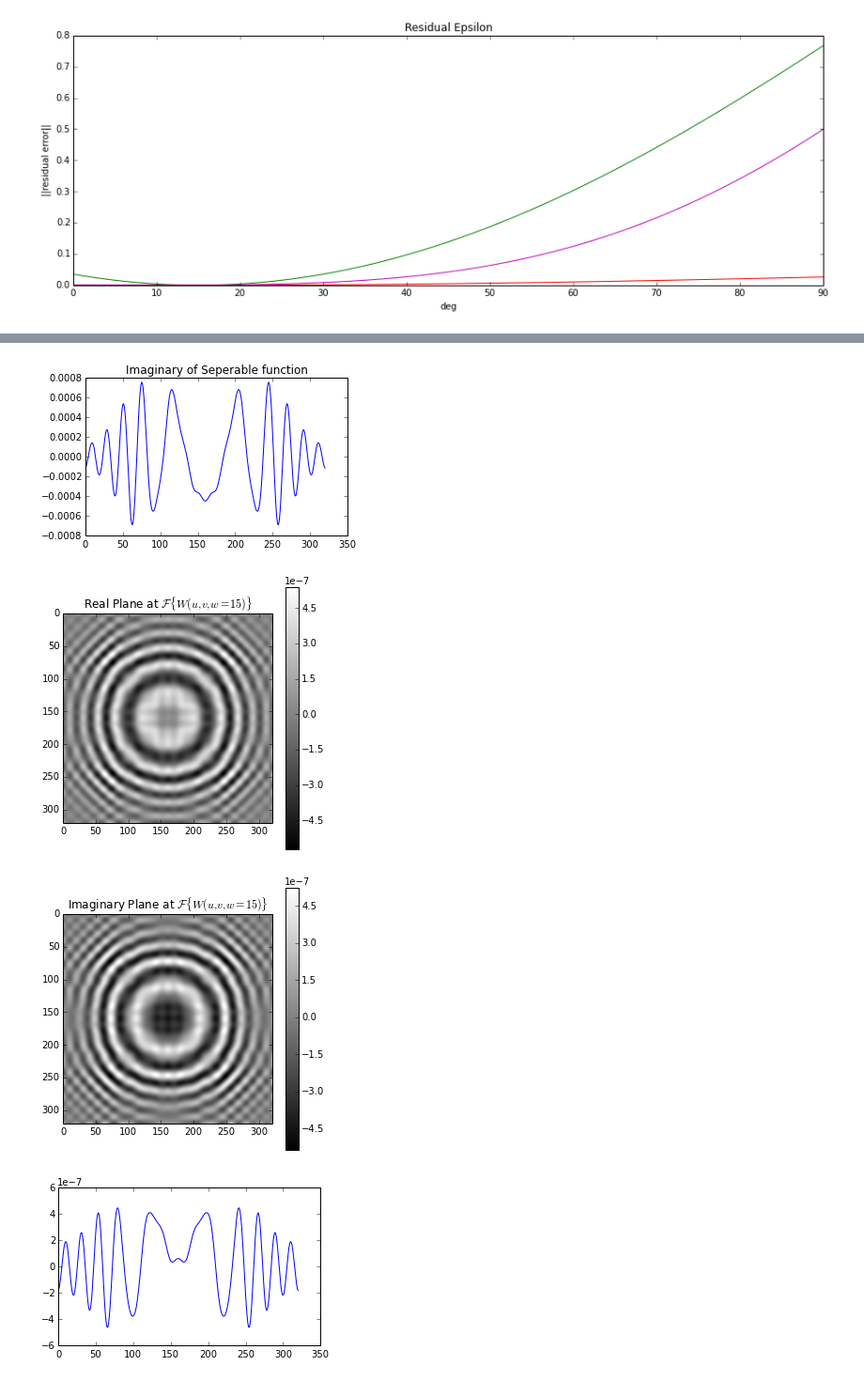
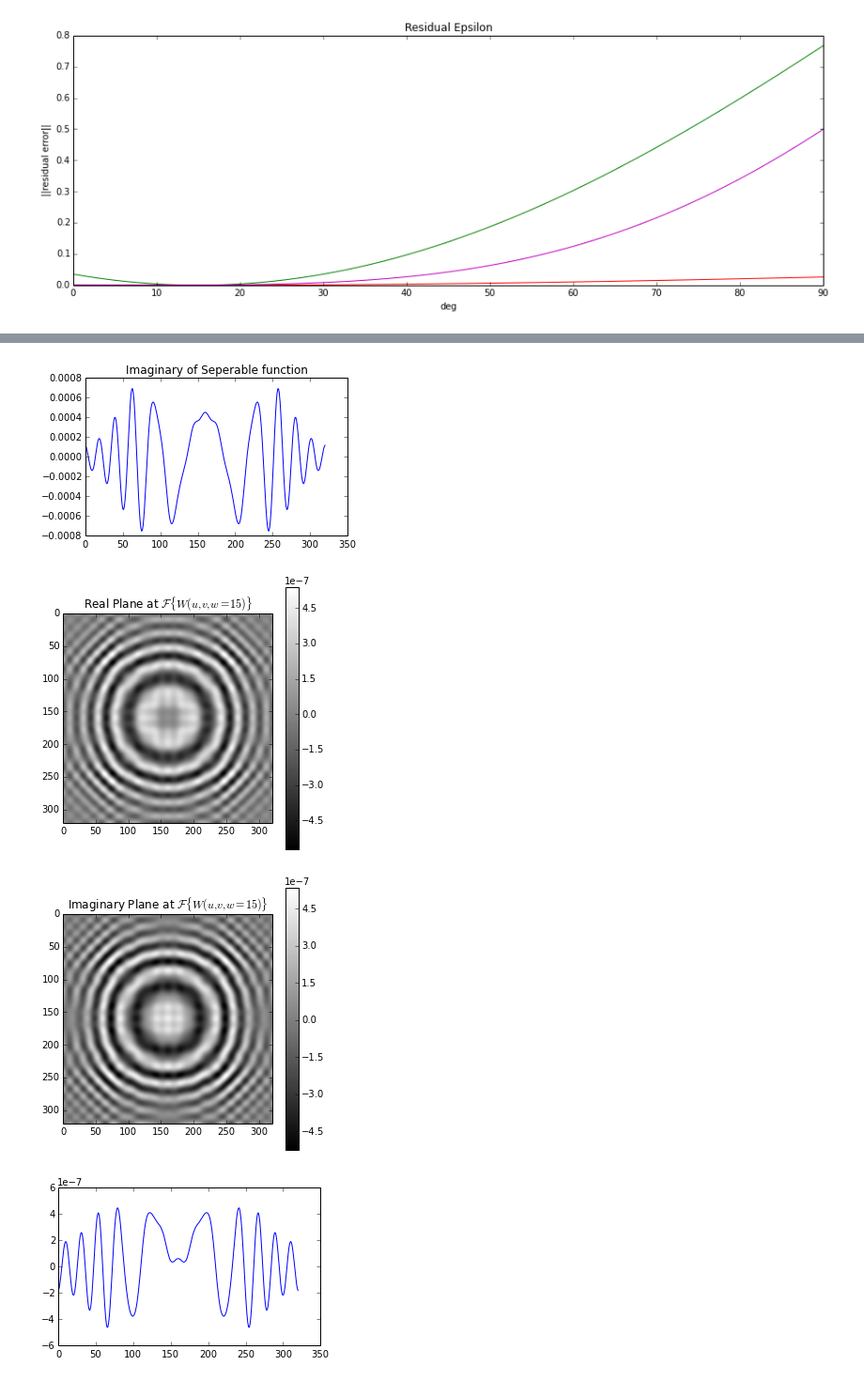
Before and after one commit to ratt-ru/bullseye, a Jupyter notebook: writing_and_wiki/notebooks/Convolution Kernels.ipynb, the cells around one changed output, grey strips where cells are left out. Shown at 94% size. Saved outputs shown, nothing was run; the diff lists cells and outputs as text; code cells hidden in the pictures.

```diff
--- a/writing_and_wiki/notebooks/Convolution Kernels.ipynb
+++ b/writing_and_wiki/notebooks/Convolution Kernels.ipynb
@@ -329,34 +329,34 @@ W_kernels = np.empty([wplanes,
 W_bar_kernels = np.empty([wplanes,
                           convolution_size],dtype=np.complex64)
 plane_step = w_lambda_max / float(wplanes-1)
 for w in range(0,wplanes):
-    W_kernels[w,:] = FAA*np.exp(-2*np.pi*1.0j*(lm**2)*0.5*((w)*plane_step))
+    W_kernels[w,:] = FAA*np.exp(2*np.pi*1.0j*(lm**2)*0.5*((w)*plane_step))
     W_bar_kernels[w,:] = np.fft.fftshift(np.fft.fft(np.fft.ifftshift(W_kernels[w,:]))) / (W_kernels.shape[1])
 w_to_plot = 15
 k = np.outer(W_bar_kernels[w_to_plot,:],W_bar_kernels[w_to_plot,:])
 plt.figure(figsize=(5, 3),dpi=300)
 plt.title("Real of Seperable function")
 plt.plot(np.real(W_bar_kernels[w_to_plot,:]))
 plt.figure(figsize=(5, 3),dpi=300)
 plt.title("Imaginary of Seperable function")
 plt.plot(np.imag(W_bar_kernels[w_to_plot,:]))
 plt.figure(figsize=(5, 5),dpi=300)
 plt.title("Real Plane at $\mathcal{F}\{W(u,v,w=%d)\}$"%w_to_plot)
 plt.imshow(np.real(k),cmap=plt.cm.gray)
 plt.colorbar()
 plt.figure(figsize=(5, 5),dpi=300)
 plt.title("Imaginary Plane at $\mathcal{F}\{W(u,v,w=%d)\}$"%w_to_plot)
 plt.imshow(np.imag(k),cmap=plt.cm.gray)
 plt.colorbar()
 plt.show()
 plt.figure(figsize=(5, 3),dpi=300)
 plt.plot(np.real(k[k.shape[1]/2,:]))
 plt.show()
 # %% [output]
 [figure]
 [figure]
 [figure]
-[figure, old version]
+[figure, new version]
 [figure]
-[figure, old version]
+[figure, new version]
 [figure]
```
Also changed, not shown: 4 other files.
